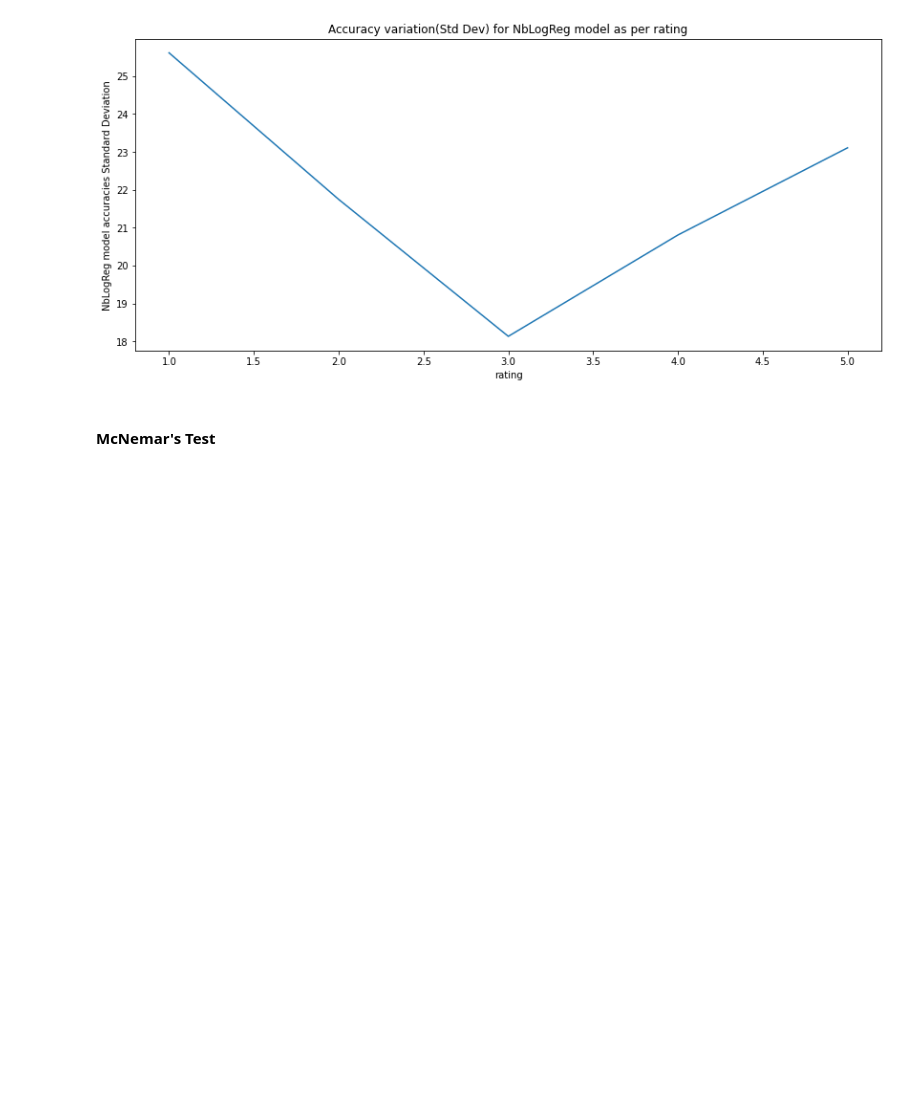
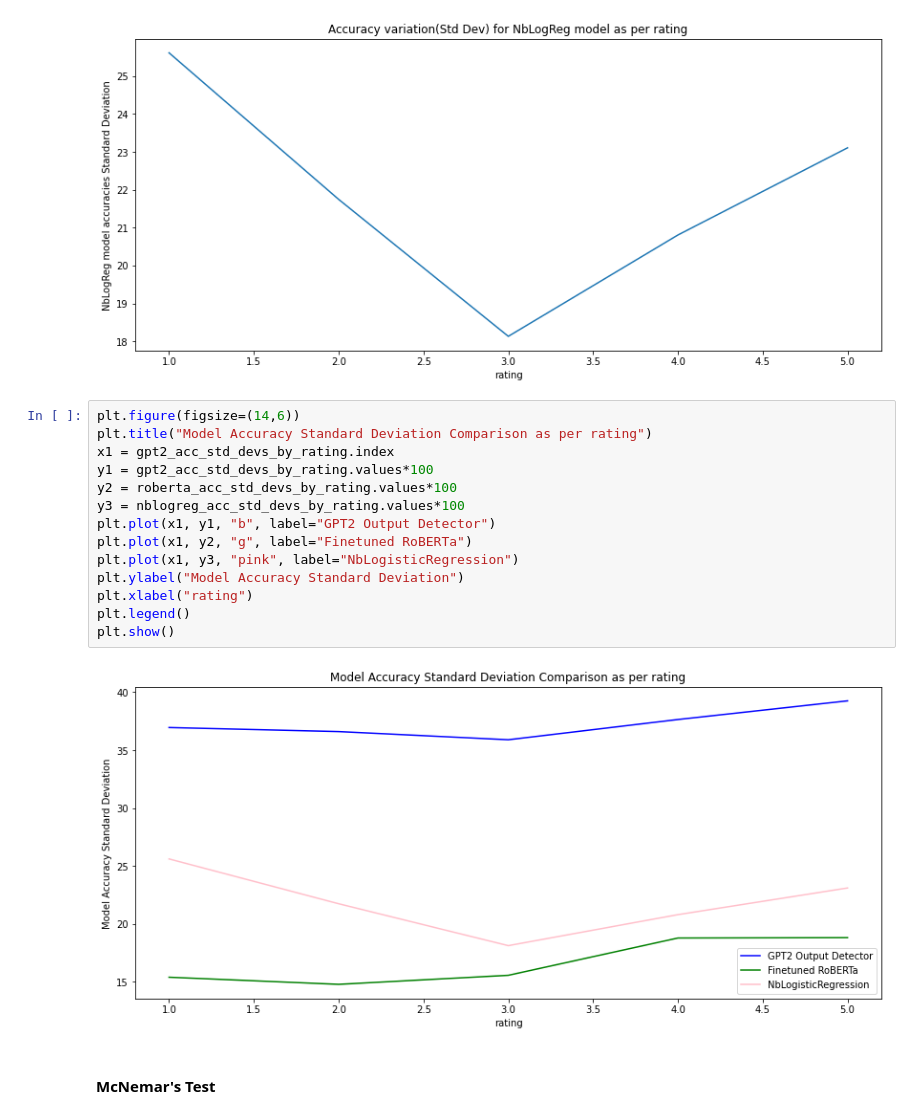
Before and after one commit to joolsa/FakeReviews, a Jupyter notebook: nbs/classification/FinalReport.ipynb, the cells around one changed output. Cells and saved outputs as stored; diff of their text form; blank space fills up the shorter version.

```diff
--- a/nbs/classification/FinalReport.ipynb
+++ b/nbs/classification/FinalReport.ipynb
@@ -333,6 +349,22 @@ plt.xlabel("rating")
 # %% [output]
 Text(0.5, 0, 'rating')
 [figure]
+# %%
+plt.figure(figsize=(14,6))
+plt.title("Model Accuracy Standard Deviation Comparison as per rating")
+x1 = gpt2_acc_std_devs_by_rating.index
+y1 = gpt2_acc_std_devs_by_rating.values*100
+y2 = roberta_acc_std_devs_by_rating.values*100
+y3 = nblogreg_acc_std_devs_by_rating.values*100
+plt.plot(x1, y1, "b", label="GPT2 Output Detector")
+plt.plot(x1, y2, "g", label="Finetuned RoBERTa")
+plt.plot(x1, y3, "pink", label="NbLogisticRegression")
+plt.ylabel("Model Accuracy Standard Deviation")
+plt.xlabel("rating")
+plt.legend()
+plt.show()
+# %% [output]
+[figure, added]
 # %% [markdown]
 #### McNemar's Test
 # %%
```
Also changed, not shown: parts of 1 cell of this notebook.
